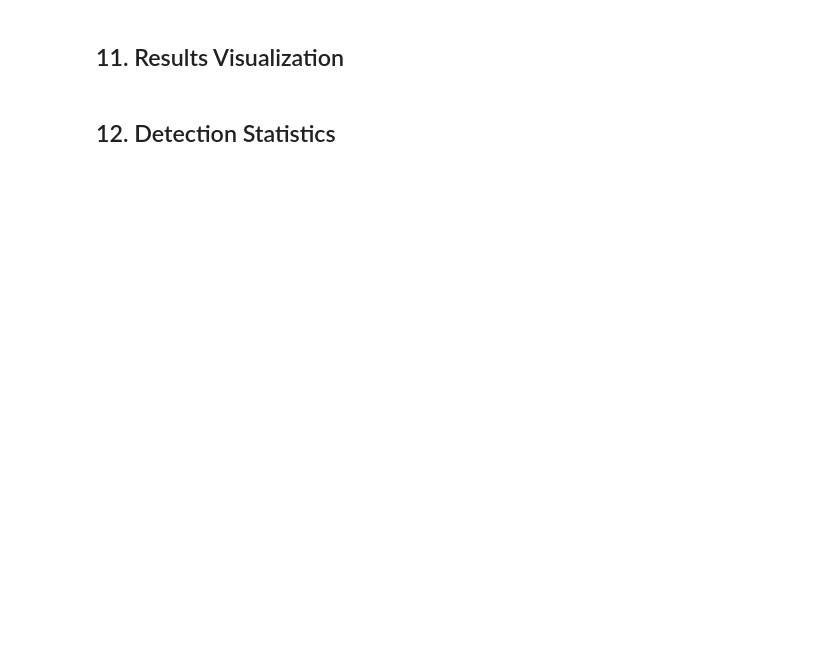
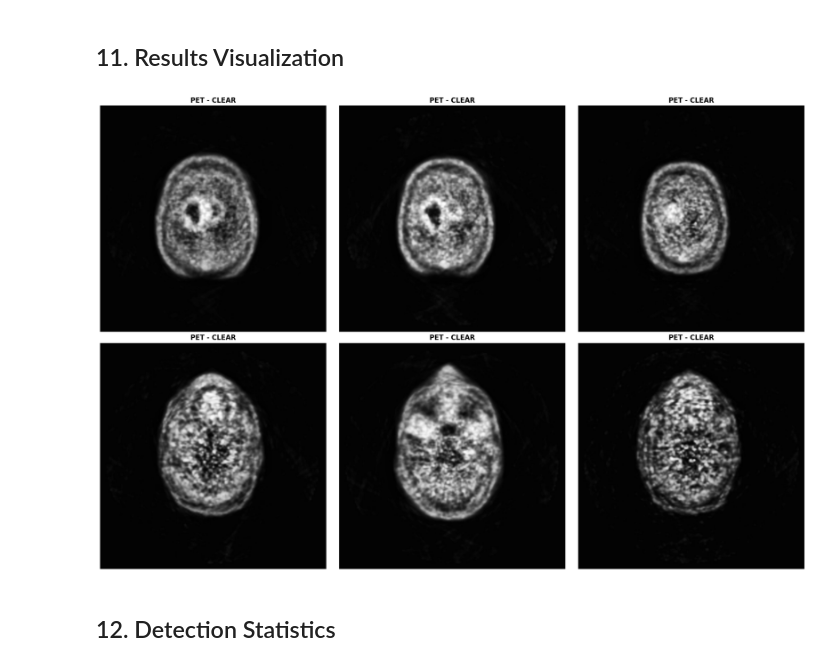
Before and after one commit to sabbirahmed404/Brain_lessions_Deep_Learning, a Jupyter notebook: multimodal-brain-tumor-detection.ipynb, the cells around one changed output. Saved outputs shown, nothing was run; the diff lists cells and outputs as text; code cells hidden in the pictures; blank space fills up the shorter version.

```diff
--- a/multimodal-brain-tumor-detection.ipynb
+++ b/multimodal-brain-tumor-detection.ipynb
@@ -811,15 +846,16 @@ else:
 ## 10. Batch Testing
 # %%
 # Test on multiple images
-test_dir = "brain-tumor-dataset-splitted/images/test"
+test_dir = "/content/Brain_Tumor_Detection_Using_YOLO/pet_tumor_dataset/images/test"
 
 if os.path.exists(test_dir):
     test_images = list(Path(test_dir).glob("*.jpg"))[:10]  # First 10 images
 
-    results = []
+    # Store the results in a variable accessible to subsequent cells
+    batch_results = []
     for img_path in tqdm(test_images, desc="Processing"):
         result = detector.predict(str(img_path), save_results=False)
-        results.append(result)
+        batch_results.append(result)
 
     # Create summary
     df = pd.DataFrame([{
@@ -827,7 +863,7 @@ if os.path.exists(test_dir):
         'Modality': r['modality'],
         'Tumor': 'YES' if r['has_tumor'] else 'NO',
         'Confidence': max([d['confidence'] for d in r['detections']], default=0)
-    } for r in results])
+    } for r in batch_results])
 
     print("\n" + "="*60)
     print("BATCH RESULTS")
@@ -835,8 +871,8 @@ if os.path.exists(test_dir):
     print(df.to_string(index=False))
 
     # Statistics
-    print(f"\nTumors detected: {sum(1 for r in results if r['has_tumor'])}/{len(results)}")
-    print(f"MRI images: {sum(1 for r in results if r['modality']=='MRI')}")
-    print(f"PET images: {sum(1 for r in results if r['modality']=='PET')}")
+    print(f"\nTumors detected: {sum(1 for r in batch_results if r['has_tumor'])}/{len(batch_results)}")
+    print(f"MRI images: {sum(1 for r in batch_results if r['modality']=='MRI')}")
+    print(f"PET images: {sum(1 for r in batch_results if r['modality']=='PET')}")
 else:
     print(f"Test directory not found: {test_dir}")
@@ -844,29 +928,32 @@ else:
 ## 11. Results Visualization
 # %%
 # Visualize multiple results
-if 'results' in locals() and len(results) > 0:
+# Check if batch_results variable exists and is not empty
+if 'batch_results' in locals() and len(batch_results) > 0:
     fig, axes = plt.subplots(2, 3, figsize=(18, 12))
     axes = axes.flatten()
 
-    for i, result in enumerate(results[:6]):  # First 6 results
+    for i, result in enumerate(batch_results[:6]):  # First 6 results
         img = cv2.imread(result['image_path'])
         img_rgb = cv2.cvtColor(img, cv2.COLOR_BGR2RGB)
 
         # Draw boxes
-        for det in result['detections']:
+        for det in result.get('detections', []): # Use .get() for safety
             bbox = det['bbox']
             x1, y1, x2, y2 = map(int, bbox)
             cv2.rectangle(img_rgb, (x1, y1), (x2, y2), (0, 255, 0), 3)
 
         axes[i].imshow(img_rgb)
         axes[i].axis('off')
-        title = f"{result['modality']} - {'TUMOR' if result['has_tumor'] else 'CLEAR'}"
+        title = f"{result.get('modality', 'Unknown')} - {'TUMOR' if result.get('has_tumor', False) else 'CLEAR'}" # Use .get() for safety
         axes[i].set_title(title, fontsize=12, fontweight='bold')
 
     plt.tight_layout()
     plt.show()
 else:
     print("Run batch testing first (Cell 10)")
+# %% [output]
+[figure, added]
 # %% [markdown]
 ## 12. Detection Statistics
 # %%
```
Also changed, not shown: parts of 8 cells of this notebook.
